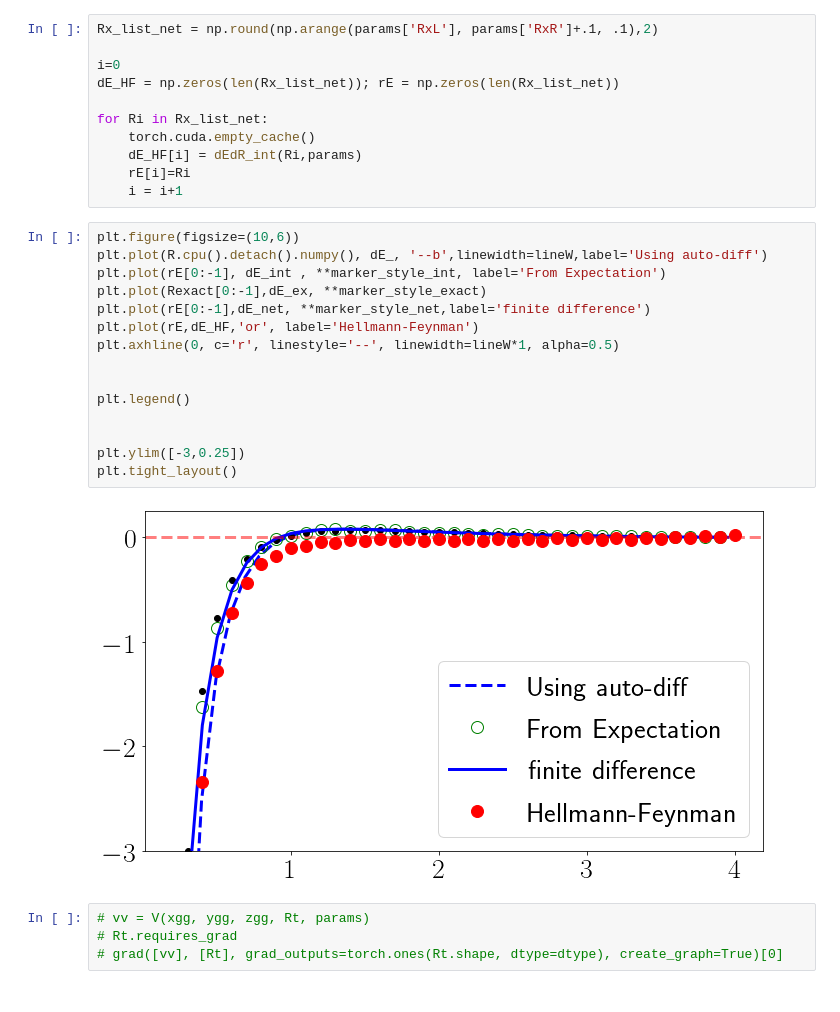
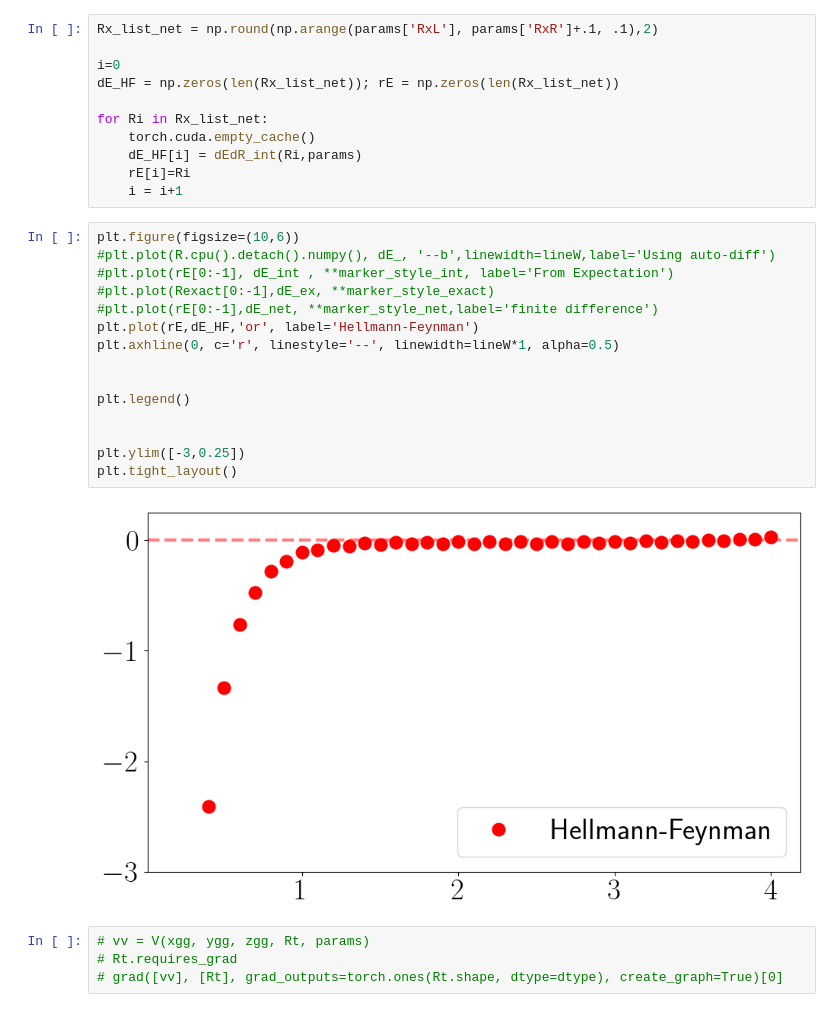
Before and after one commit to eh18445/MSc-Project, a Jupyter notebook: Ion_symmetric.ipynb, the cells around one changed output. Saved outputs shown, nothing was run; the diff lists cells and outputs as text.

```diff
--- a/Ion_symmetric.ipynb
+++ b/Ion_symmetric.ipynb
@@ -1326,21 +1354,21 @@ for Ri in Rx_list_net:
     i = i+1
 # %%
 plt.figure(figsize=(10,6))
-plt.plot(R.cpu().detach().numpy(), dE_, '--b',linewidth=lineW,label='Using auto-diff')
-plt.plot(rE[0:-1], dE_int , **marker_style_int, label='From Expectation')
-plt.plot(Rexact[0:-1],dE_ex, **marker_style_exact)
-plt.plot(rE[0:-1],dE_net, **marker_style_net,label='finite difference')
+#plt.plot(R.cpu().detach().numpy(), dE_, '--b',linewidth=lineW,label='Using auto-diff')
+#plt.plot(rE[0:-1], dE_int , **marker_style_int, label='From Expectation')
+#plt.plot(Rexact[0:-1],dE_ex, **marker_style_exact)
+#plt.plot(rE[0:-1],dE_net, **marker_style_net,label='finite difference')
 plt.plot(rE,dE_HF,'or', label='Hellmann-Feynman')
 plt.axhline(0, c='r', linestyle='--', linewidth=lineW*1, alpha=0.5)
 
 
 plt.legend()
 
 
 plt.ylim([-3,0.25])
 plt.tight_layout()
 # %% [output]
-[figure, old version]
+[figure, new version]
 # %%
 # vv = V(xgg, ygg, zgg, Rt, params)
 # Rt.requires_grad
```
Also changed, not shown: parts of 13 cells of this notebook, 6 other files.
